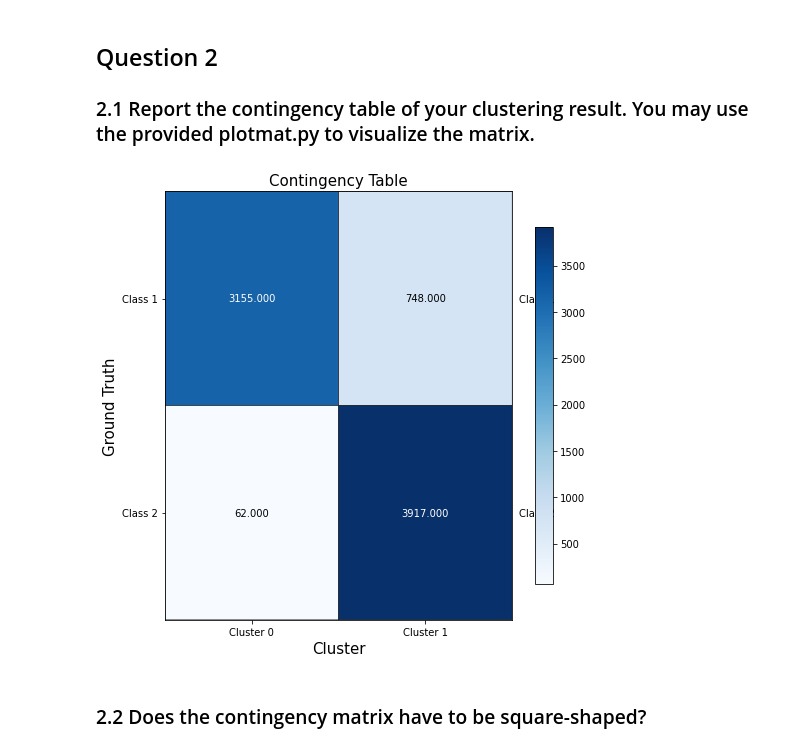
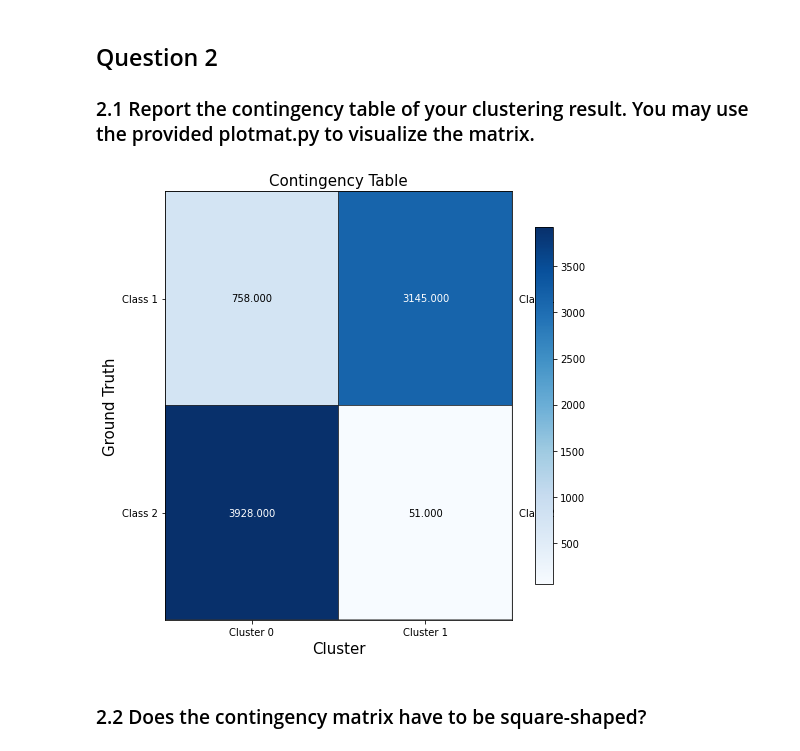
Before and after one commit to shairaalam19/ece219-winter2024, a Jupyter notebook: Project 2/Project2.ipynb, the cells around one changed output. Saved outputs shown, nothing was run; the diff lists cells and outputs as text; code cells hidden in the pictures.

```diff
--- a/Project 2/Project2.ipynb
+++ b/Project 2/Project2.ipynb
@@ -63,20 +63,20 @@ Dimensions of the TD-IDF matrix:  (7882, 23522)
 # %%
 # K-means clustering with k = 2 using the TF-IDF data
 k = 2
-km = KMeans(n_clusters=k, random_state=0, max_iter=1000, n_init=30)
+km = KMeans(n_clusters=k, random_state=0, max_iter=1000, n_init=30**2)
 clusters = km.fit_predict(X_train_tfidf)
 
 # Ground truth labels
 ground_truth = [int(i/4) for i in newsgroups_data.target]
 
 mat = contingency_matrix(ground_truth, clusters)
 
 # Visualizing the matrix using plotmat.py
 xlabels = ['Cluster 0', 'Cluster 1']
 ylabels = ['Class 1', 'Class 2']
 plotmat.plot_mat(mat, xticklabels=xlabels, yticklabels=ylabels, xlabel='Cluster', ylabel='Ground Truth', size=(7,7), title="Contingency Table")
 # %% [output]
-[figure, old version]
+[figure, new version]
 # %% [markdown]
 ### 2.2 Does the contingency matrix have to be square-shaped?
 # %% [markdown]
```
Also changed, not shown: parts of 17 cells of this notebook.
